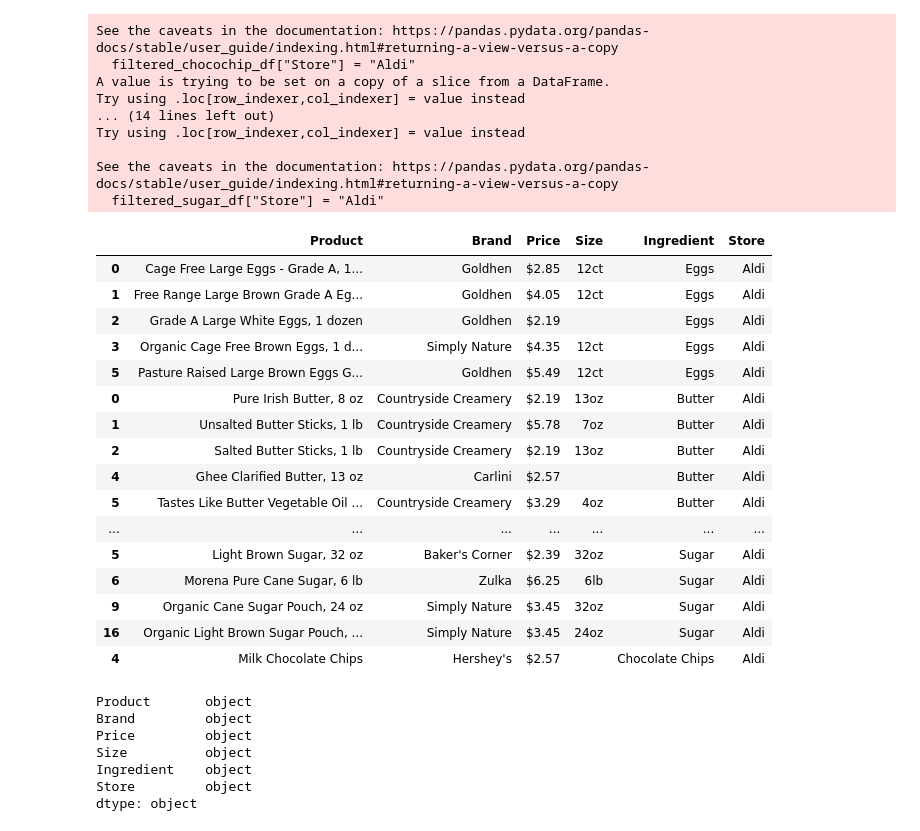
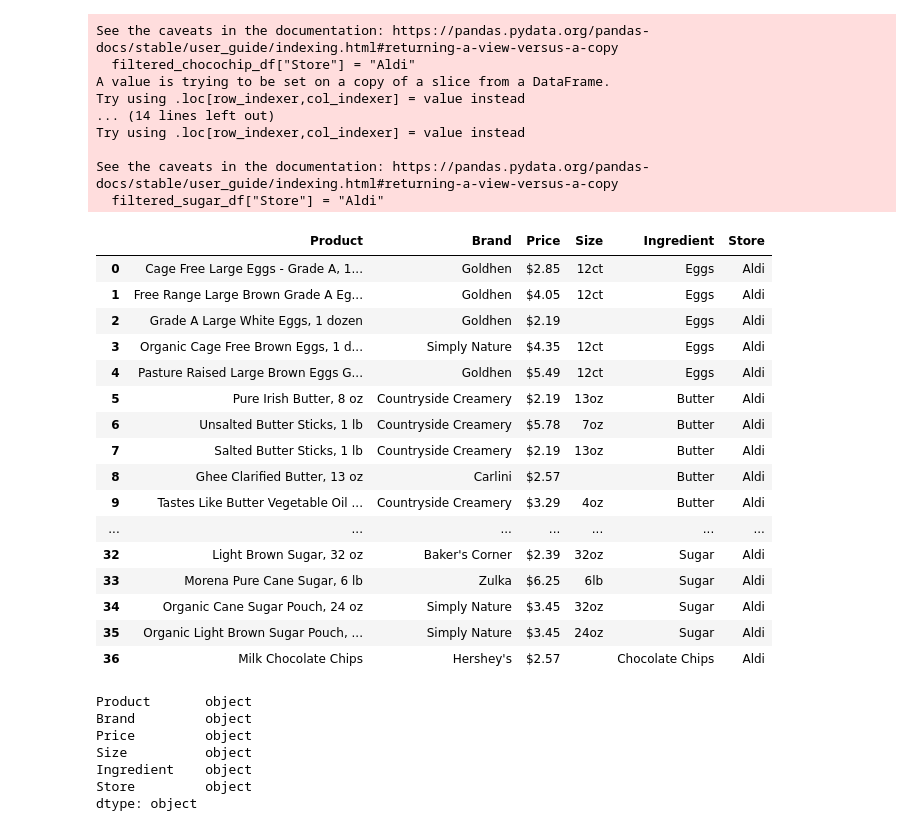
Before and after one commit to AprilHolmes7825/grocery_comparison_project, a Jupyter notebook: Code/aldi_web_scraping.ipynb, the cells around one changed output. Cells and saved outputs as stored; diff of their text form; code cells hidden in the pictures.

Commit message:
added reset index

```diff
--- a/Code/aldi_web_scraping.ipynb
+++ b/Code/aldi_web_scraping.ipynb
@@ -451,25 +451,26 @@ See the caveats in the documentation: https://pandas.pydata.org/pandas-docs/stab
 # %%
 dataframes = [filtered_eggs_df, filtered_butter_df, filtered_flour_df, filtered_milk_df, filtered_sugar_df, filtered_chocochip_df]
 Aldi_Cookie_df = pd.concat(dataframes)
+Aldi_Cookie_df.reset_index(drop=True, inplace=True)
 Aldi_Cookie_df
 # %% [output]
 |  | Product | Brand | Price | Size | Ingredient | Store |
 | 0 | Cage Free Large Eggs - Grade A, 1... | Goldhen | $2.85 | 12ct | Eggs | Aldi |
 | 1 | Free Range Large Brown Grade A Eg... | Goldhen | $4.05 | 12ct | Eggs | Aldi |
 | 2 | Grade A Large White Eggs, 1 dozen | Goldhen | $2.19 |  | Eggs | Aldi |
 | 3 | Organic Cage Free Brown Eggs, 1 d... | Simply Nature | $4.35 | 12ct | Eggs | Aldi |
-| 5 | Pasture Raised Large Brown Eggs G... | Goldhen | $5.49 | 12ct | Eggs | Aldi |
-| 0 | Pure Irish Butter, 8 oz | Countryside Creamery | $2.19 | 13oz | Butter | Aldi |
-| 1 | Unsalted Butter Sticks, 1 lb | Countryside Creamery | $5.78 | 7oz | Butter | Aldi |
-| 2 | Salted Butter Sticks, 1 lb | Countryside Creamery | $2.19 | 13oz | Butter | Aldi |
-| 4 | Ghee Clarified Butter, 13 oz | Carlini | $2.57 |  | Butter | Aldi |
-| 5 | Tastes Like Butter Vegetable Oil ... | Countryside Creamery | $3.29 | 4oz | Butter | Aldi |
+| 4 | Pasture Raised Large Brown Eggs G... | Goldhen | $5.49 | 12ct | Eggs | Aldi |
+| 5 | Pure Irish Butter, 8 oz | Countryside Creamery | $2.19 | 13oz | Butter | Aldi |
+| 6 | Unsalted Butter Sticks, 1 lb | Countryside Creamery | $5.78 | 7oz | Butter | Aldi |
+| 7 | Salted Butter Sticks, 1 lb | Countryside Creamery | $2.19 | 13oz | Butter | Aldi |
+| 8 | Ghee Clarified Butter, 13 oz | Carlini | $2.57 |  | Butter | Aldi |
+| 9 | Tastes Like Butter Vegetable Oil ... | Countryside Creamery | $3.29 | 4oz | Butter | Aldi |
 | ... | ... | ... | ... | ... | ... | ... |
-| 5 | Light Brown Sugar, 32 oz | Baker's Corner | $2.39 | 32oz | Sugar | Aldi |
-| 6 | Morena Pure Cane Sugar, 6 lb | Zulka | $6.25 | 6lb | Sugar | Aldi |
-| 9 | Organic Cane Sugar Pouch, 24 oz | Simply Nature | $3.45 | 32oz | Sugar | Aldi |
-| 16 | Organic Light Brown Sugar Pouch, ... | Simply Nature | $3.45 | 24oz | Sugar | Aldi |
-| 4 | Milk Chocolate Chips | Hershey's | $2.57 |  | Chocolate Chips | Aldi |
+| 32 | Light Brown Sugar, 32 oz | Baker's Corner | $2.39 | 32oz | Sugar | Aldi |
+| 33 | Morena Pure Cane Sugar, 6 lb | Zulka | $6.25 | 6lb | Sugar | Aldi |
+| 34 | Organic Cane Sugar Pouch, 24 oz | Simply Nature | $3.45 | 32oz | Sugar | Aldi |
+| 35 | Organic Light Brown Sugar Pouch, ... | Simply Nature | $3.45 | 24oz | Sugar | Aldi |
+| 36 | Milk Chocolate Chips | Hershey's | $2.57 |  | Chocolate Chips | Aldi |
 # %%
 Aldi_Cookie_df.dtypes
 # %% [output]
```
Also changed, not shown: parts of 1 cell of this notebook.
